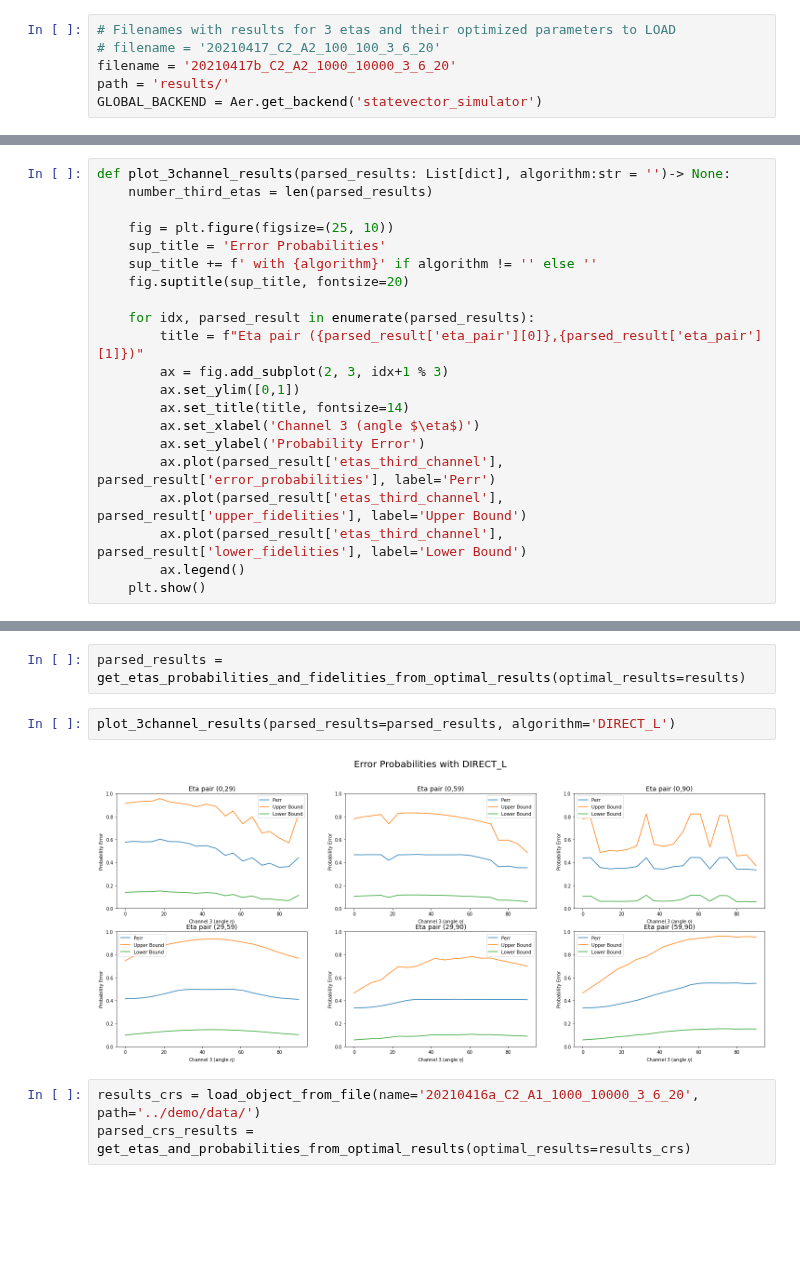
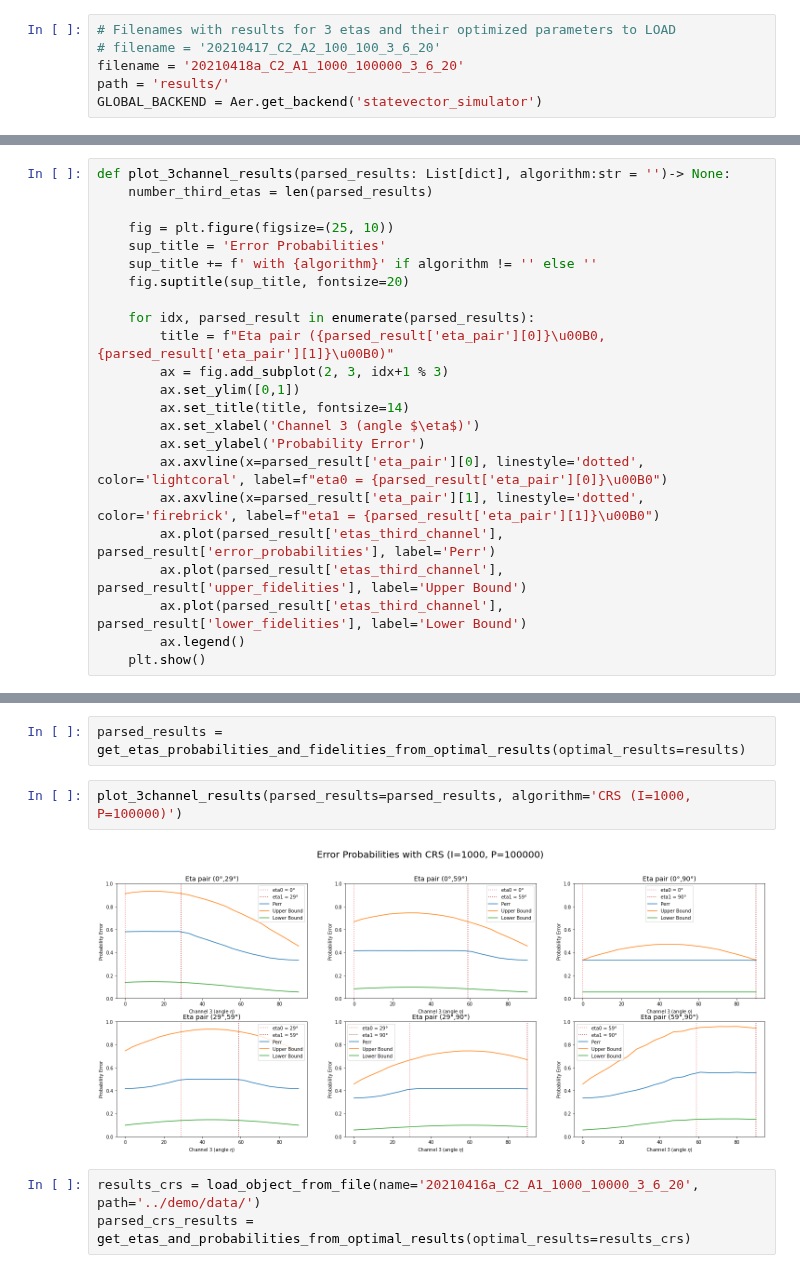
Before and after one commit to iamtxena/quantum-channel-discrimination, a Jupyter notebook: src/3-etas-results-analysis-4-gates-povm.ipynb, the cells around one changed output, grey strips where cells are left out. Cells and saved outputs as stored; diff of their text form; blank space fills up the shorter version.

```diff
--- a/src/3-etas-results-analysis-4-gates-povm.ipynb
+++ b/src/3-etas-results-analysis-4-gates-povm.ipynb
@@ -23,7 +26,7 @@ import matplotlib.pyplot as plt
 # %%
 # Filenames with results for 3 etas and their optimized parameters to LOAD
 # filename = '20210417_C2_A2_100_100_3_6_20'
-filename = '20210417b_C2_A2_1000_10000_3_6_20'
+filename = '20210418a_C2_A1_1000_100000_3_6_20'
 path = 'results/'
 GLOBAL_BACKEND = Aer.get_backend('statevector_simulator')
 # %% [markdown]
@@ -137,12 +140,14 @@ def plot_3channel_results(parsed_results: List[dict], algorithm:str = '')-> None
     fig.suptitle(sup_title, fontsize=20)
 
     for idx, parsed_result in enumerate(parsed_results):
-        title = f"Eta pair ({parsed_result['eta_pair'][0]},{parsed_result['eta_pair'][1]})"
+        title = f"Eta pair ({parsed_result['eta_pair'][0]}\u00B0,{parsed_result['eta_pair'][1]}\u00B0)"
         ax = fig.add_subplot(2, 3, idx+1 % 3)
         ax.set_ylim([0,1])
         ax.set_title(title, fontsize=14)
         ax.set_xlabel('Channel 3 (angle $\eta$)')
         ax.set_ylabel('Probability Error')
+        ax.axvline(x=parsed_result['eta_pair'][0], linestyle='dotted', color='lightcoral', label=f"eta0 = {parsed_result['eta_pair'][0]}\u00B0")
+        ax.axvline(x=parsed_result['eta_pair'][1], linestyle='dotted', color='firebrick', label=f"eta1 = {parsed_result['eta_pair'][1]}\u00B0")
         ax.plot(parsed_result['etas_third_channel'], parsed_result['error_probabilities'], label='Perr')
         ax.plot(parsed_result['etas_third_channel'], parsed_result['upper_fidelities'], label='Upper Bound')
         ax.plot(parsed_result['etas_third_channel'], parsed_result['lower_fidelities'], label='Lower Bound')
@@ -155,9 +160,9 @@ results = load_object_from_file(name=filename, path=path)
 # %%
 parsed_results = get_etas_probabilities_and_fidelities_from_optimal_results(optimal_results=results)
 # %%
-plot_3channel_results(parsed_results=parsed_results, algorithm='DIRECT_L')
+plot_3channel_results(parsed_results=parsed_results, algorithm='CRS (I=1000, P=100000)')
 # %% [output]
-[figure, old version]
+[figure, new version]
 # %%
 results_crs = load_object_from_file(name='20210416a_C2_A1_1000_10000_3_6_20', path='../demo/data/')
 parsed_crs_results = get_etas_and_probabilities_from_optimal_results(optimal_results=results_crs)
```
Also changed, not shown: parts of 1 cell of this notebook, 1 other file.
